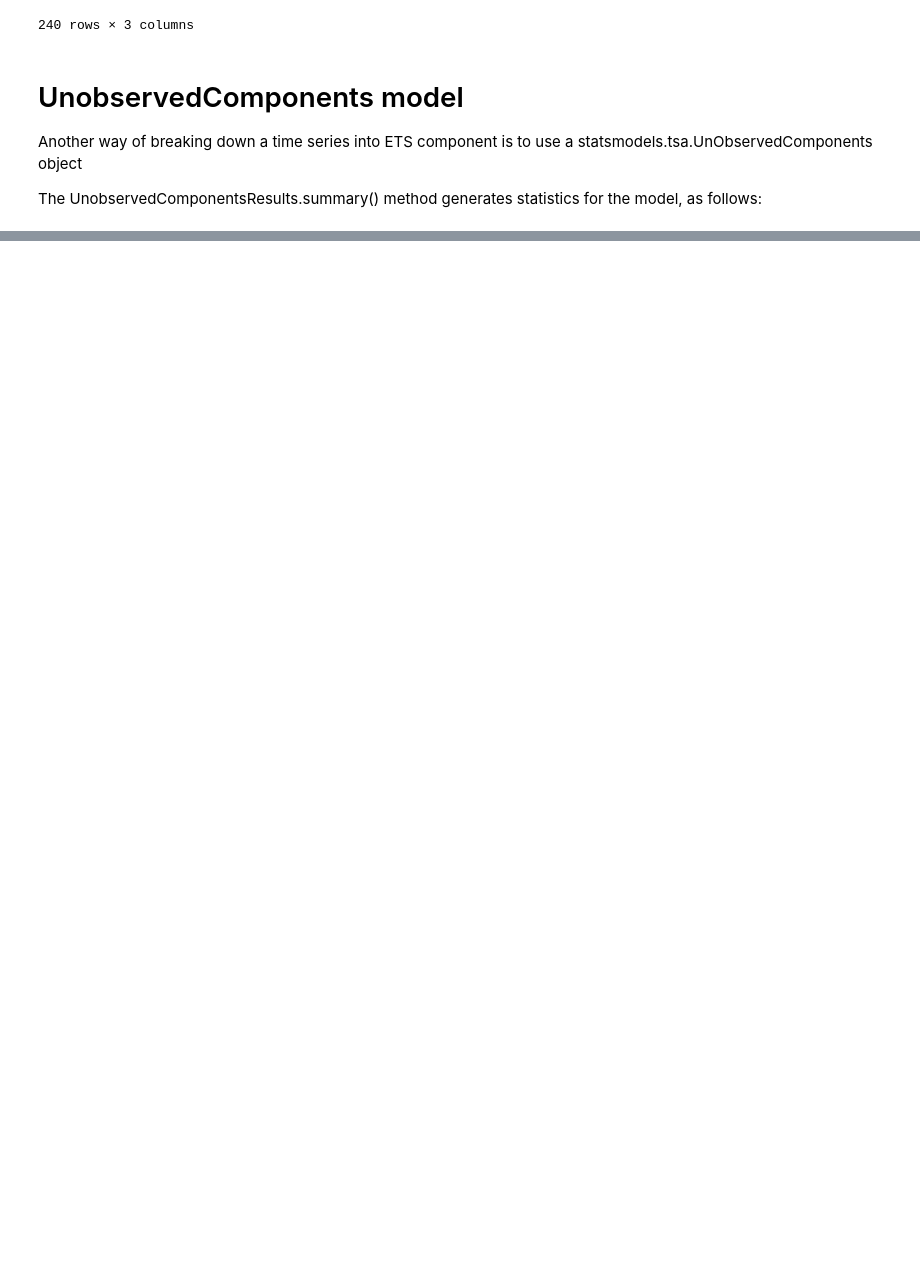
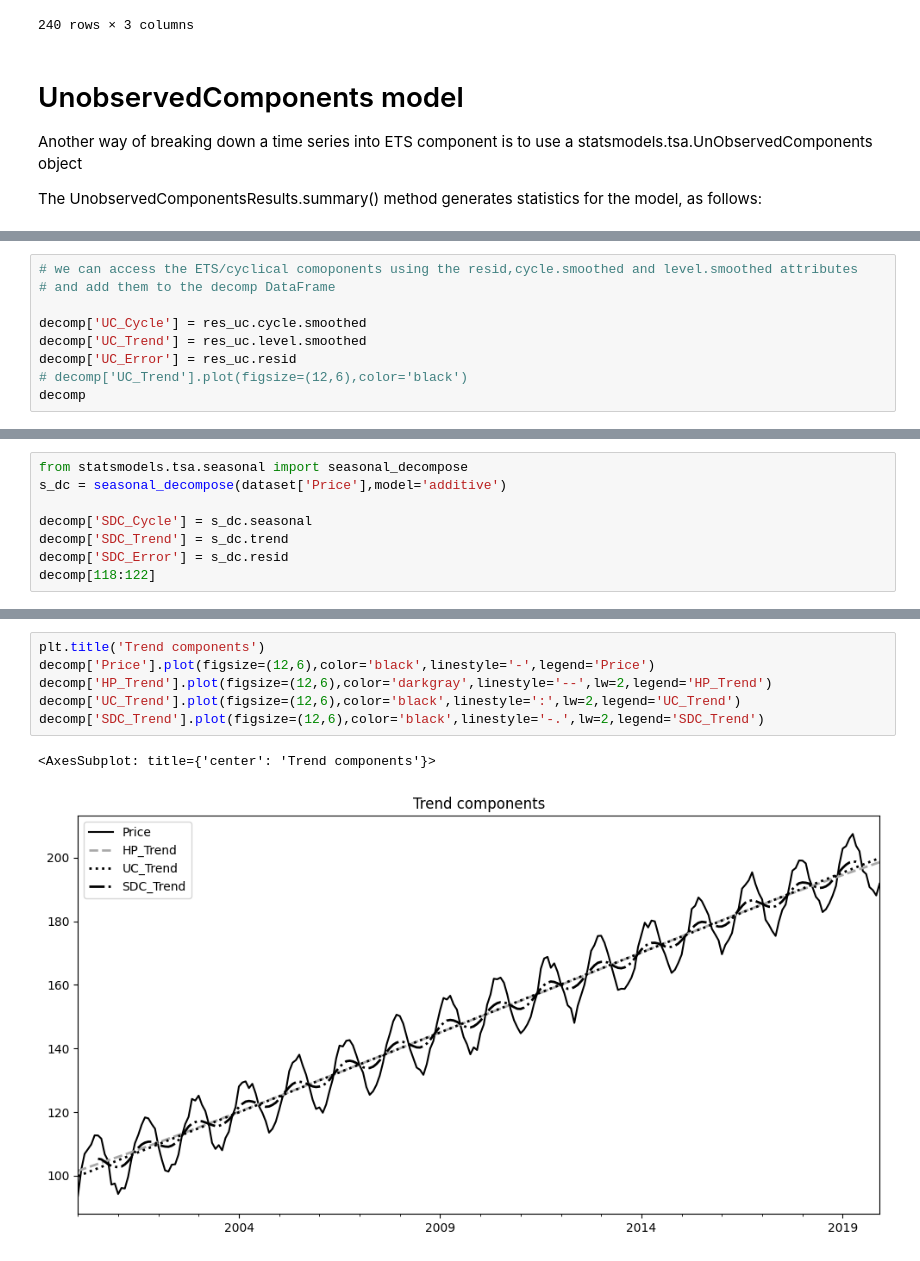
Before and after one commit to Jeffery77/Algo-Trading-Basics, a Jupyter notebook: chapter6/StatisticalEstimationInferenceAndPrediction.ipynb, the cells around one changed output, grey strips where cells are left out. Drawn from its saved outputs; the diff is of its cells as text; blank space fills up the shorter version.

```diff
--- a/chapter6/StatisticalEstimationInferenceAndPrediction.ipynb
+++ b/chapter6/StatisticalEstimationInferenceAndPrediction.ipynb
@@ -228,0 +227,9 @@ Warnings:
+# %%
+# we can access the ETS/cyclical comoponents using the resid,cycle.smoothed and level.smoothed attributes
+# and add them to the decomp DataFrame
+
+decomp['UC_Cycle'] = res_uc.cycle.smoothed
+decomp['UC_Trend'] = res_uc.level.smoothed
+decomp['UC_Error'] = res_uc.resid
+# decomp['UC_Trend'].plot(figsize=(12,6),color='black')
+decomp
@@ -228,0 +254,8 @@ Warnings:
+# %%
+from statsmodels.tsa.seasonal import seasonal_decompose
+s_dc = seasonal_decompose(dataset['Price'],model='additive')
+
+decomp['SDC_Cycle'] = s_dc.seasonal
+decomp['SDC_Trend'] = s_dc.trend
+decomp['SDC_Error'] = s_dc.resid
+decomp[118:122]
@@ -228,0 +272,9 @@ Warnings:
+# %%
+plt.title('Trend components')
+decomp['Price'].plot(figsize=(12,6),color='black',linestyle='-',legend='Price')
+decomp['HP_Trend'].plot(figsize=(12,6),color='darkgray',linestyle='--',lw=2,legend='HP_Trend')
+decomp['UC_Trend'].plot(figsize=(12,6),color='black',linestyle=':',lw=2,legend='UC_Trend')
+decomp['SDC_Trend'].plot(figsize=(12,6),color='black',linestyle='-.',lw=2,legend='SDC_Trend')
+# %% [output]
+<AxesSubplot: title={'center': 'Trend components'}>
+[figure, added]
```
Also changed, not shown: parts of 13 cells of this notebook.
